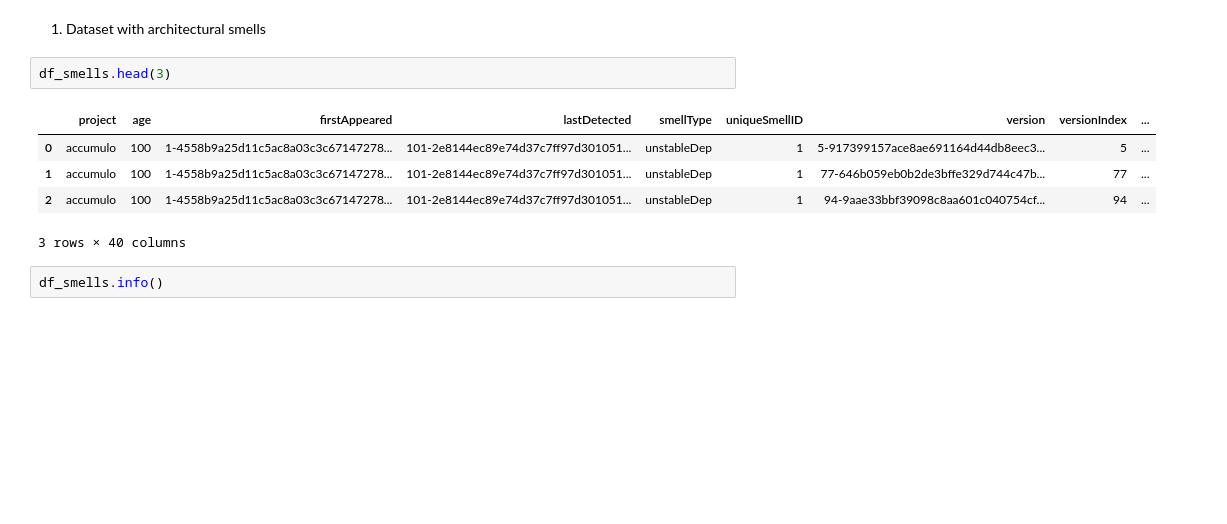
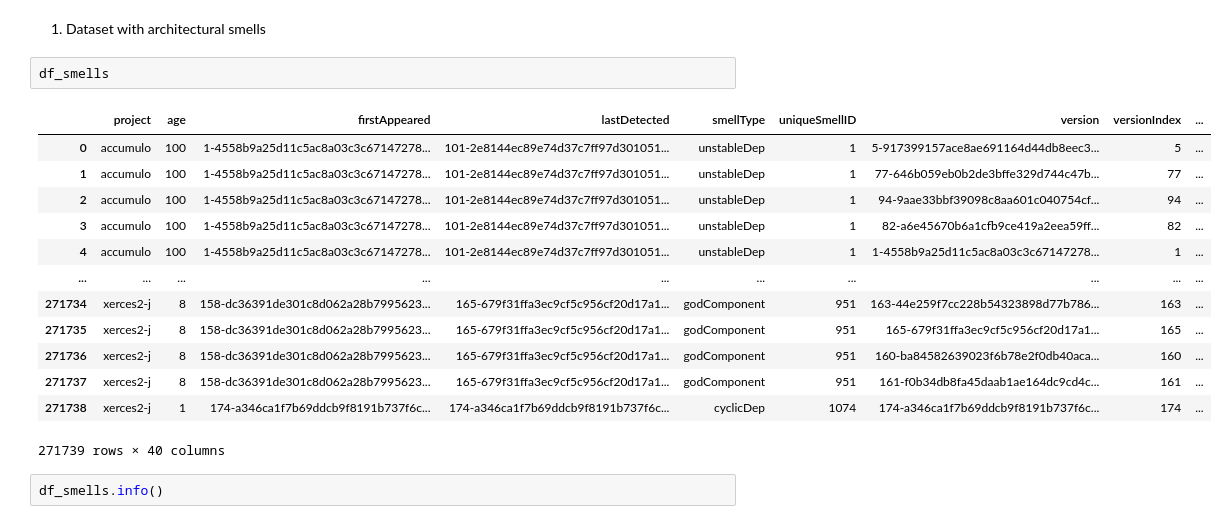
Before and after one commit to armandossrecife/piloto, a Jupyter notebook: notebooks/compare_with_sas2022.ipynb, the cells around one changed output. Saved outputs shown, nothing was run; the diff lists cells and outputs as text; blank space fills up the shorter version.

```diff
--- a/notebooks/compare_with_sas2022.ipynb
+++ b/notebooks/compare_with_sas2022.ipynb
@@ -106,13 +83,21 @@ df_affected = pd.read_csv('replication-package/csv-2019-12-09/affected.csv')
 # %% [markdown]
 1. Dataset with architectural smells
 # %%
-df_smells.head(3)
+df_smells
 # %% [output]
 |  | project | age | firstAppeared | lastDetected | smellType | uniqueSmellID | version | versionIndex | ... |
 | 0 | accumulo | 100 | 1-4558b9a25d11c5ac8a03c3c67147278... | 101-2e8144ec89e74d37c7ff97d301051... | unstableDep | 1 | 5-917399157ace8ae691164d44db8eec3... | 5 | ... |
 | 1 | accumulo | 100 | 1-4558b9a25d11c5ac8a03c3c67147278... | 101-2e8144ec89e74d37c7ff97d301051... | unstableDep | 1 | 77-646b059eb0b2de3bffe329d744c47b... | 77 | ... |
 | 2 | accumulo | 100 | 1-4558b9a25d11c5ac8a03c3c67147278... | 101-2e8144ec89e74d37c7ff97d301051... | unstableDep | 1 | 94-9aae33bbf39098c8aa601c040754cf... | 94 | ... |
+| 3 | accumulo | 100 | 1-4558b9a25d11c5ac8a03c3c67147278... | 101-2e8144ec89e74d37c7ff97d301051... | unstableDep | 1 | 82-a6e45670b6a1cfb9ce419a2eea59ff... | 82 | ... |
+| 4 | accumulo | 100 | 1-4558b9a25d11c5ac8a03c3c67147278... | 101-2e8144ec89e74d37c7ff97d301051... | unstableDep | 1 | 1-4558b9a25d11c5ac8a03c3c67147278... | 1 | ... |
+| ... | ... | ... | ... | ... | ... | ... | ... | ... | ... |
+| 271734 | xerces2-j | 8 | 158-dc36391de301c8d062a28b7995623... | 165-679f31ffa3ec9cf5c956cf20d17a1... | godComponent | 951 | 163-44e259f7cc228b54323898d77b786... | 163 | ... |
+| 271735 | xerces2-j | 8 | 158-dc36391de301c8d062a28b7995623... | 165-679f31ffa3ec9cf5c956cf20d17a1... | godComponent | 951 | 165-679f31ffa3ec9cf5c956cf20d17a1... | 165 | ... |
+| 271736 | xerces2-j | 8 | 158-dc36391de301c8d062a28b7995623... | 165-679f31ffa3ec9cf5c956cf20d17a1... | godComponent | 951 | 160-ba84582639023f6b78e2f0db40aca... | 160 | ... |
+| 271737 | xerces2-j | 8 | 158-dc36391de301c8d062a28b7995623... | 165-679f31ffa3ec9cf5c956cf20d17a1... | godComponent | 951 | 161-f0b34db8fa45daab1ae164dc9cd4c... | 161 | ... |
+| 271738 | xerces2-j | 1 | 174-a346ca1f7b69ddcb9f8191b737f6c... | 174-a346ca1f7b69ddcb9f8191b737f6c... | cyclicDep | 1074 | 174-a346ca1f7b69ddcb9f8191b737f6c... | 174 | ... |
-3 rows × 40 columns
+271739 rows × 40 columns
 # %%
 df_smells.info()
 # %% [output]
```
Also changed, not shown: parts of 39 cells of this notebook, 1 other file.
